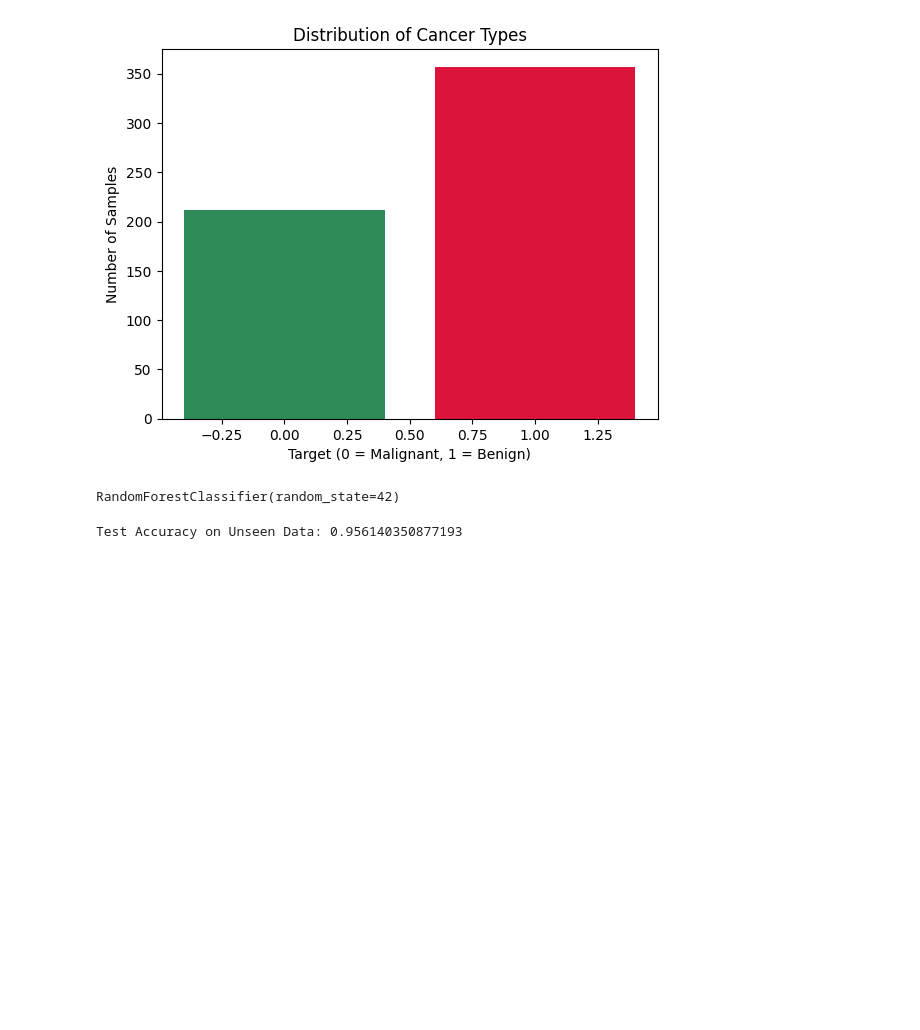
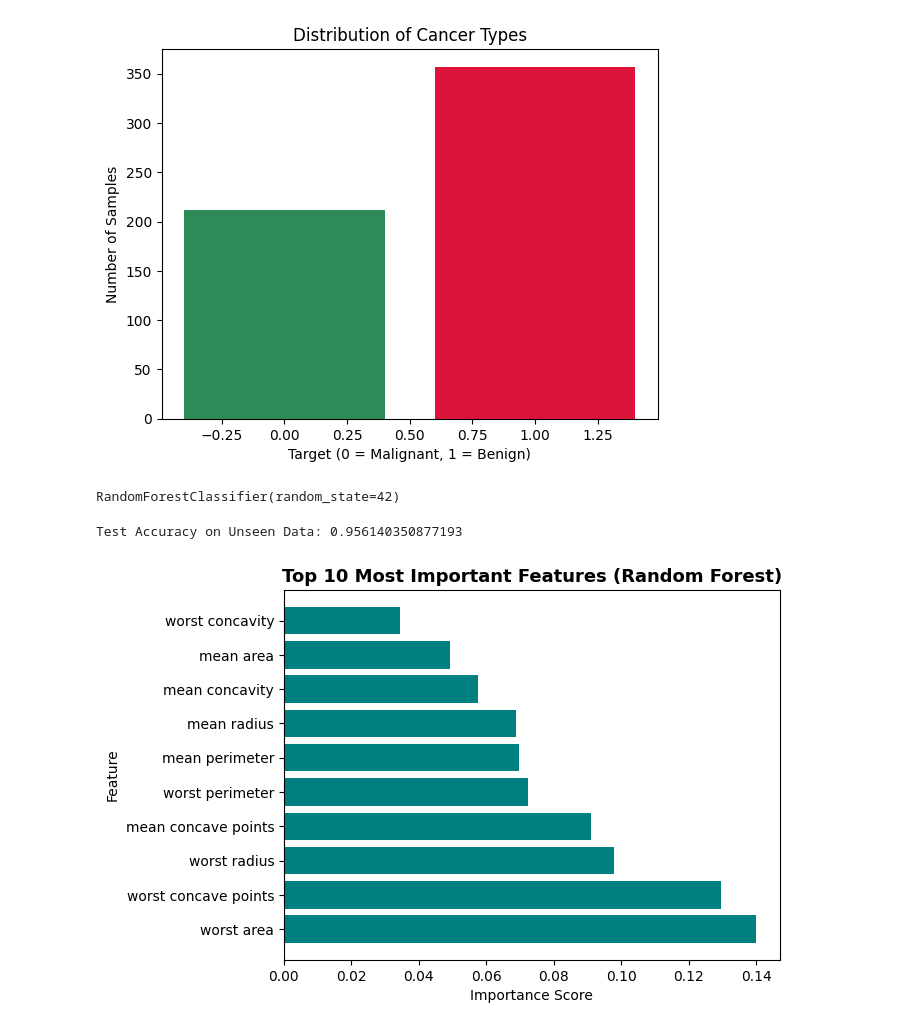
Before and after one commit to CoderMrP/sql-projects, a Jupyter notebook: Untitled53.ipynb, the cells around one changed output. Saved outputs shown, nothing was run; the diff lists cells and outputs as text; code cells hidden in the pictures; blank space fills up the shorter version.

```diff
--- a/Untitled53.ipynb
+++ b/Untitled53.ipynb
@@ -164,3 +164,23 @@ test_acc = accuracy_score(y_test, y_pred)
 print("Test Accuracy on Unseen Data:", test_acc)
 # %% [output]
 Test Accuracy on Unseen Data: 0.956140350877193
+# %%
+
+importances = model.feature_importances_
+
+feat_imp = (
+    pd.DataFrame({"Feature": X.columns, "Importance": importances})
+    .sort_values("Importance", ascending=False)
+    .reset_index(drop=True)
+)
+# %%
+features = feat_imp.head(10)
+# %%
+plt.figure()
+plt.barh(features["Feature"], features["Importance"], color='teal')
+plt.title('Top 10 Most Important Features (Random Forest)', fontsize=13, fontweight='bold')
+plt.xlabel('Importance Score')
+plt.ylabel('Feature')
+plt.show()
+# %% [output]
+[figure, added]
```
Also changed, not shown: parts of 1 cell of this notebook.
